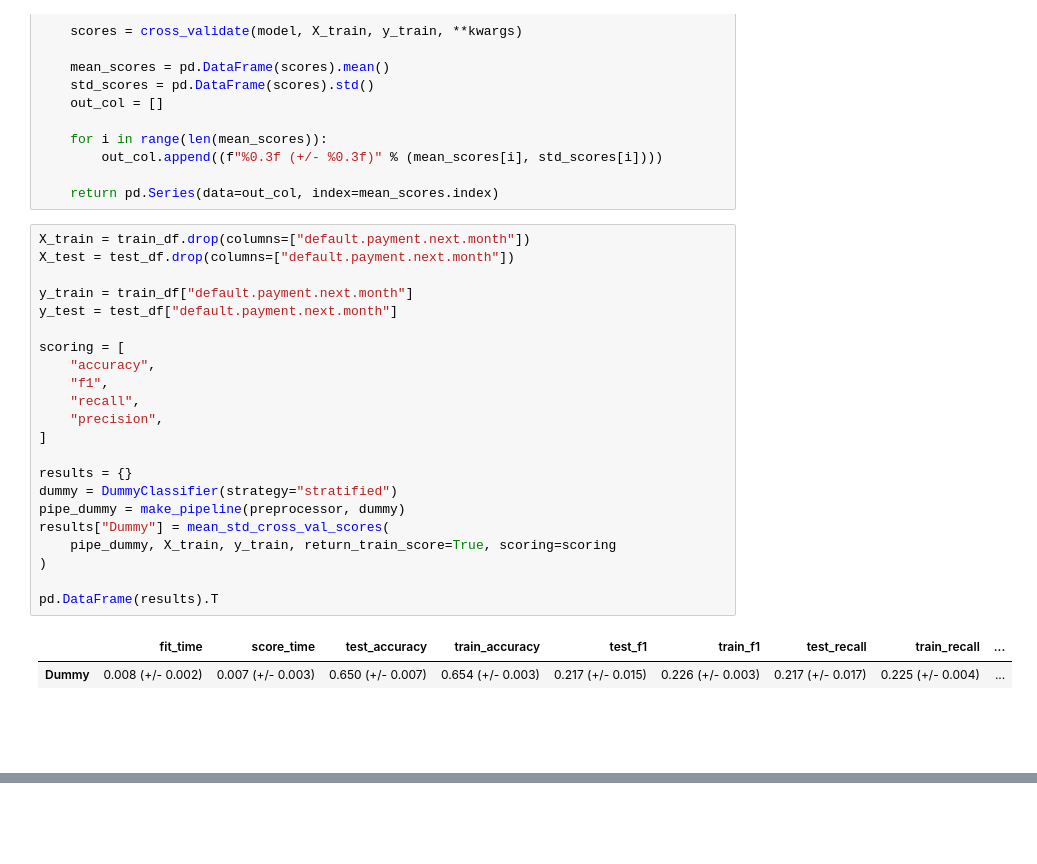
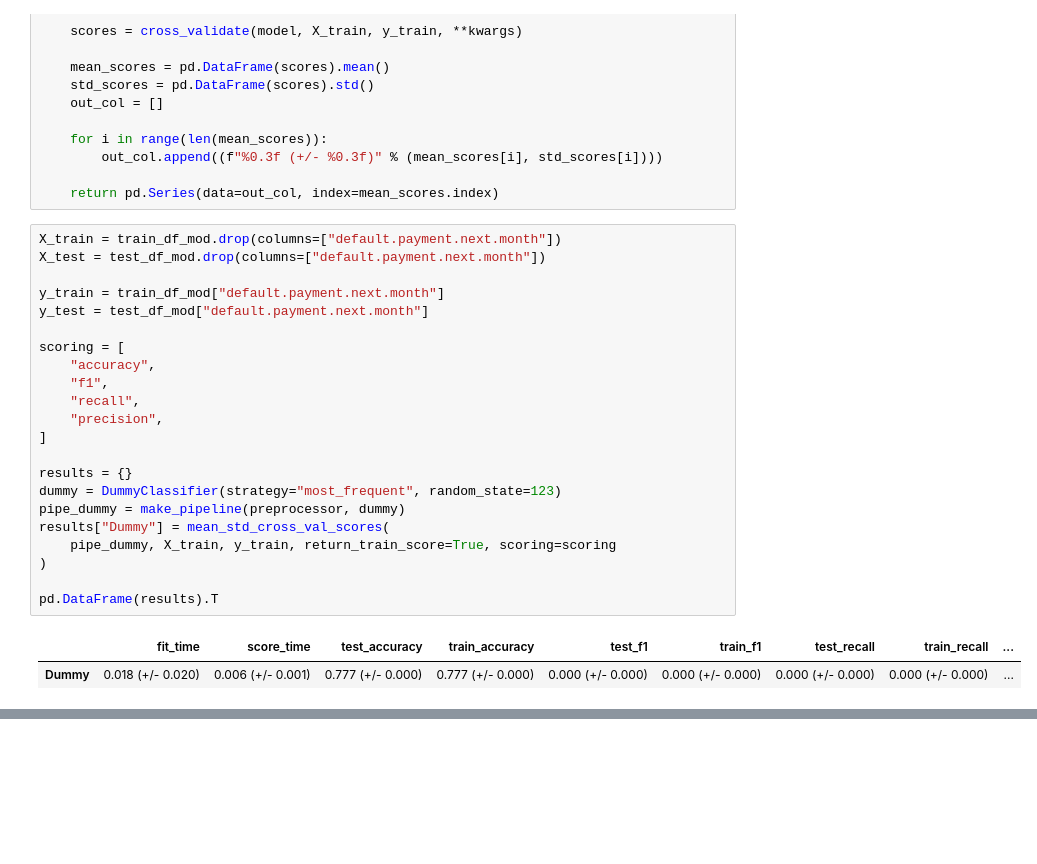
Before and after one commit to SilentM/cpsc330-2021W2, a Jupyter notebook: hw/hw6/hw6.ipynb, the cells around one changed output, grey strips where cells are left out. Drawn from its saved outputs; the diff is of its cells as text; blank space fills up the shorter version.

```diff
--- a/hw/hw6/hw6.ipynb
+++ b/hw/hw6/hw6.ipynb
@@ -410,29 +417,27 @@ def mean_std_cross_val_scores(model, X_train, y_train, **kwargs):
 
     return pd.Series(data=out_col, index=mean_scores.index)
 # %%
-X_train = train_df.drop(columns=["default.payment.next.month"])
-X_test = test_df.drop(columns=["default.payment.next.month"])
+X_train = train_df_mod.drop(columns=["default.payment.next.month"])
+X_test = test_df_mod.drop(columns=["default.payment.next.month"])
 
-y_train = train_df["default.payment.next.month"]
-y_test = test_df["default.payment.next.month"]
+y_train = train_df_mod["default.payment.next.month"]
+y_test = test_df_mod["default.payment.next.month"]
 
 scoring = [
     "accuracy",
     "f1",
     "recall",
     "precision",
 ]
 
 results = {}
-dummy = DummyClassifier(strategy="stratified")
+dummy = DummyClassifier(strategy="most_frequent", random_state=123)
 pipe_dummy = make_pipeline(preprocessor, dummy)
 results["Dummy"] = mean_std_cross_val_scores(
     pipe_dummy, X_train, y_train, return_train_score=True, scoring=scoring
 )
 
 pd.DataFrame(results).T
 # %% [output]
 |  | fit_time | score_time | test_accuracy | train_accuracy | test_f1 | train_f1 | test_recall | train_recall | ... |
-| Dummy | 0.008 (+/- 0.002) | 0.007 (+/- 0.003) | 0.650 (+/- 0.007) | 0.654 (+/- 0.003) | 0.217 (+/- 0.015) | 0.226 (+/- 0.003) | 0.217 (+/- 0.017) | 0.225 (+/- 0.004) | ... |
+| Dummy | 0.018 (+/- 0.020) | 0.006 (+/- 0.001) | 0.777 (+/- 0.000) | 0.777 (+/- 0.000) | 0.000 (+/- 0.000) | 0.000 (+/- 0.000) | 0.000 (+/- 0.000) | 0.000 (+/- 0.000) | ... |
-# %% [markdown]
-<br><br>
```
Also changed, not shown: parts of 17 cells of this notebook.
